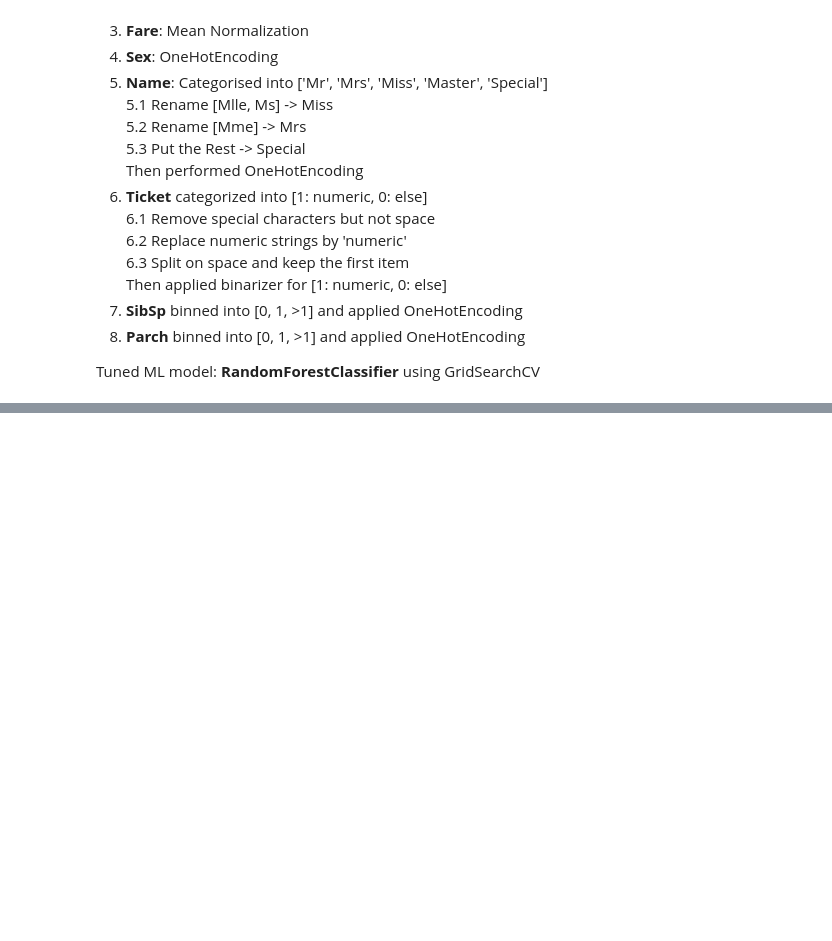
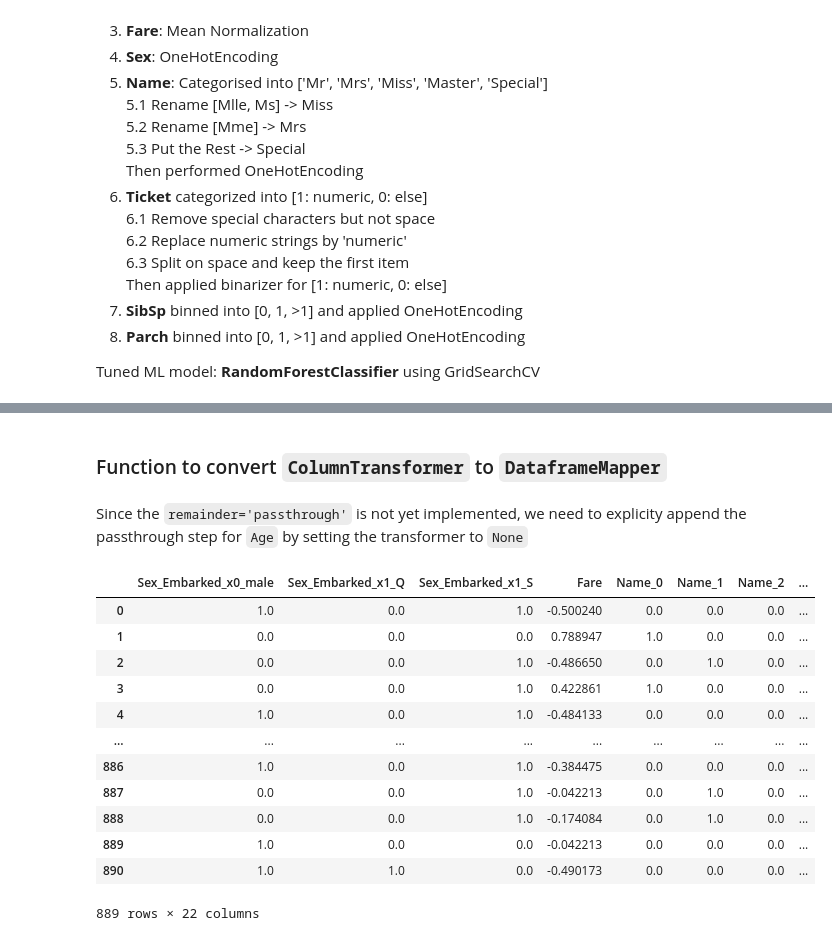
Before and after one commit to abhi8893/Titanic-Survival, a Jupyter notebook: notebooks/Data Imputation - Age.ipynb, the cells around one changed output, grey strips where cells are left out. Cells and saved outputs as stored; diff of their text form; code cells hidden in the pictures; blank space fills up the shorter version.

````diff
--- a/notebooks/Data Imputation - Age.ipynb
+++ b/notebooks/Data Imputation - Age.ipynb
@@ -179,0 +363,11 @@ array(['x0_male'], dtype=object)
+# %%
+preprocess_data = ColumnTransformer([
+    ('enc', OneHotEncoder(drop='first'), ['Sex', 'Embarked']),
+#     ('imp_scaler', imp_scale, ['Age']), # Removing this
+    ('scaler', StandardScaler(), ['Fare']),
+    ('pre_Name', pre_Name, 'Name'),
+    ('pre_Cabin', pre_Cabin, 'Cabin'),
+    ('pre_Ticket', pre_Ticket, 'Ticket'),
+    ('Pre_SibSp', pre_SibSp, ['SibSp']),
+    ('Pre_Parch', pre_Parch, ['Parch'])
+], 'passthrough')
@@ -179,0 +381,37 @@ array(['x0_male'], dtype=object)
+# %% [markdown]
+### Function to convert ```ColumnTransformer``` to ```DataframeMapper```
+# %%
+def colmntrnsfrmr_to_dfmapper(col_trnsfrmr, **kwargs):
+    '''Converts ColumnTransformer instance to a DataFrameMapper instance
+
+    Caution: The remainder functionality is not yet implemented
+    '''
+    dfmapper_input = []
+    for (name, trnsfrmr, cols) in col_trnsfrmr.transformers:
+        dfmapper_input.append((cols, trnsfrmr))
+
+    return DataFrameMapper(dfmapper_input, **kwargs)
+# %%
+preprocess_data_dfm = colmntrnsfrmr_to_dfmapper(preprocess_data, df_out=True, input_df=True)
+# %% [markdown]
+Since the ```remainder='passthrough'``` is not yet implemented, we need to explicity
+append the passthrough step for ```Age``` by setting the transformer to ```None```
+# %%
+preprocess_data_dfm.features = preprocess_data_dfm.features + [('Age', None)]
+# %%
+dfX_preproc = preprocess_data_dfm.fit_transform(dfX_pre)
+dfX_preproc
+# %% [output]
+|  | Sex_Embarked_x0_male | Sex_Embarked_x1_Q | Sex_Embarked_x1_S | Fare | Name_0 | Name_1 | Name_2 | ... |
+| 0 | 1.0 | 0.0 | 1.0 | -0.500240 | 0.0 | 0.0 | 0.0 | ... |
+| 1 | 0.0 | 0.0 | 0.0 | 0.788947 | 1.0 | 0.0 | 0.0 | ... |
+| 2 | 0.0 | 0.0 | 1.0 | -0.486650 | 0.0 | 1.0 | 0.0 | ... |
+| 3 | 0.0 | 0.0 | 1.0 | 0.422861 | 1.0 | 0.0 | 0.0 | ... |
+| 4 | 1.0 | 0.0 | 1.0 | -0.484133 | 0.0 | 0.0 | 0.0 | ... |
+| ... | ... | ... | ... | ... | ... | ... | ... | ... |
+| 886 | 1.0 | 0.0 | 1.0 | -0.384475 | 0.0 | 0.0 | 0.0 | ... |
+| 887 | 0.0 | 0.0 | 1.0 | -0.042213 | 0.0 | 1.0 | 0.0 | ... |
+| 888 | 0.0 | 0.0 | 1.0 | -0.174084 | 0.0 | 1.0 | 0.0 | ... |
+| 889 | 1.0 | 0.0 | 0.0 | -0.042213 | 0.0 | 0.0 | 0.0 | ... |
+| 890 | 1.0 | 1.0 | 0.0 | -0.490173 | 0.0 | 0.0 | 0.0 | ... |
+889 rows × 22 columns
````
Also changed, not shown: parts of 84 cells of this notebook, 8 other files.
